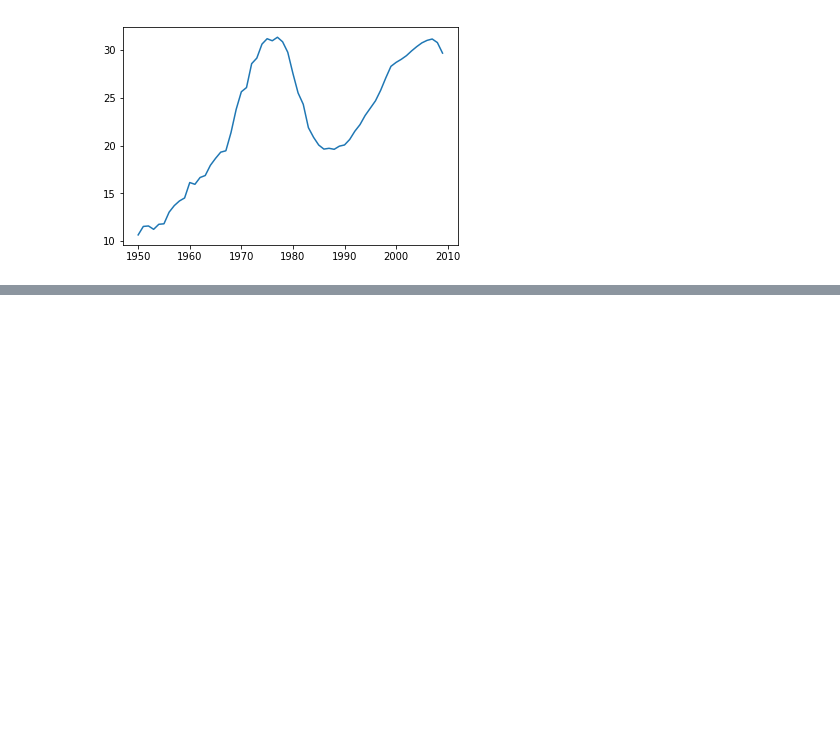
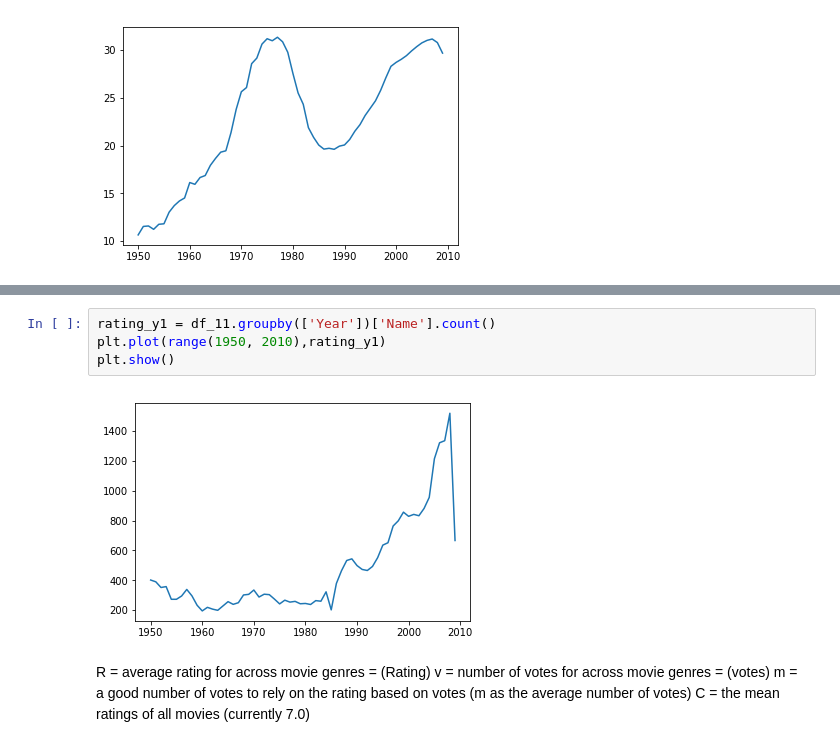
Before and after one commit to euyniy/Practical-Data-Science-Project, a Jupyter notebook: load_data.ipynb, the cells around one changed output, grey strips where cells are left out. Saved outputs shown, nothing was run; the diff lists cells and outputs as text; blank space fills up the shorter version.

```diff
--- a/load_data.ipynb
+++ b/load_data.ipynb
@@ -180,0 +196,11 @@ plt.show()
+# %%
+rating_y1 = df_11.groupby(['Year'])['Name'].count()
+plt.plot(range(1950, 2010),rating_y1)
+plt.show()
+# %% [output]
+[figure, added]
+# %% [markdown]
+R = average rating for across movie genres = (Rating)
+v = number of votes for across movie genres = (votes)
+m = a good number of votes to rely on the rating based on votes (m as the average number of votes)
+C = the mean ratings of all movies (currently 7.0)
```
Also changed, not shown: parts of 11 cells of this notebook.
